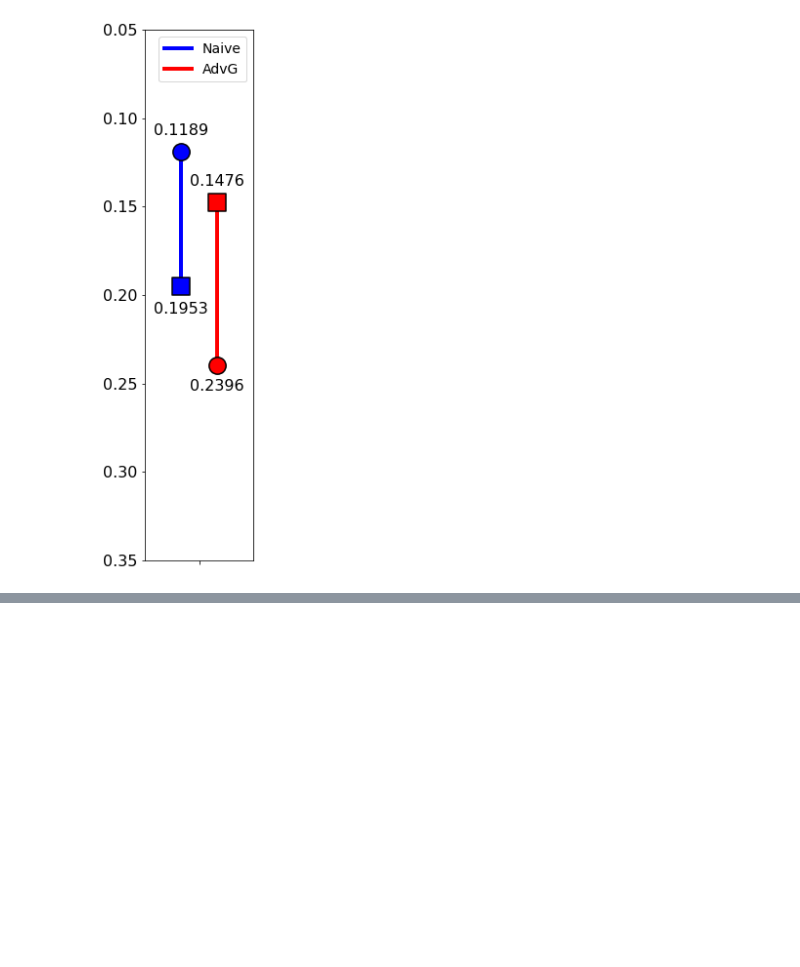
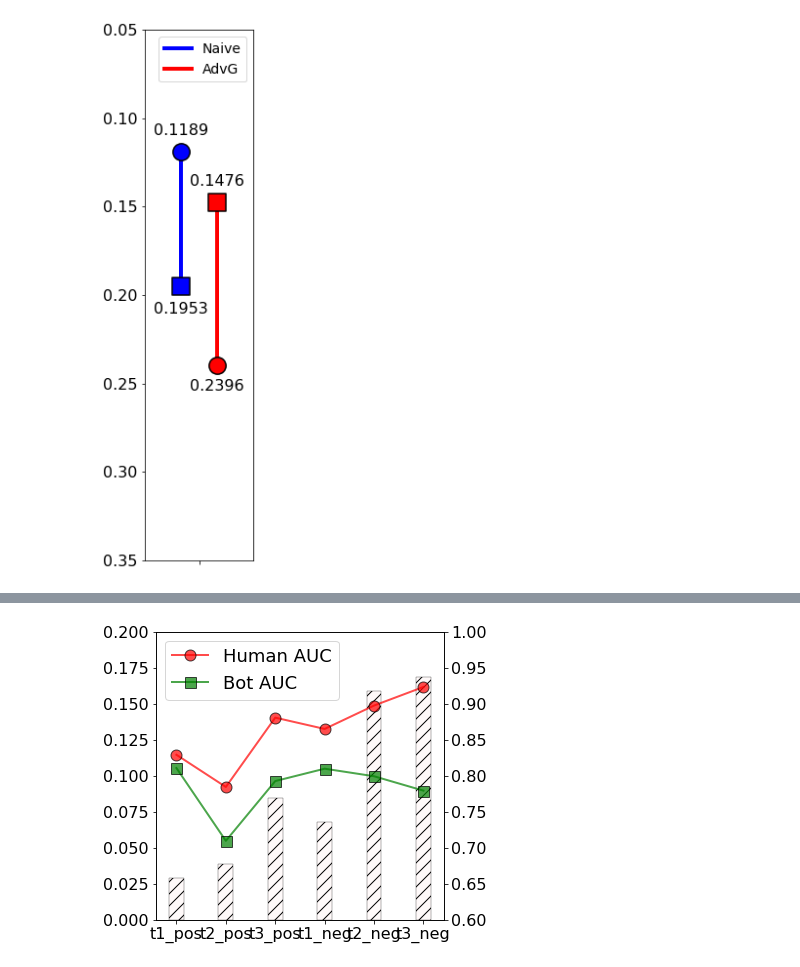
Before and after one commit to ZaccWu/botImpact, a Jupyter notebook: result+vis.ipynb, the cells around one changed output, grey strips where cells are left out. Saved outputs shown, nothing was run; the diff lists cells and outputs as text; code cells hidden in the pictures; blank space fills up the shorter version.

```diff
--- a/result+vis.ipynb
+++ b/result+vis.ipynb
@@ -197,0 +239,26 @@ plt.show()
+# %%
+# t1 pos
+fig = plt.figure(figsize=(5,5))
+
+label = ['t1_pos', 't2_pos', 't3_pos', 't1_neg', 't2_neg', 't3_neg']
+aucH = [0.8289, 0.7842, 0.8805, 0.8648, 0.8973, 0.9231]
+aucB = [0.8105, 0.7094, 0.7924, 0.8096, 0.7991, 0.7791]
+change = [0.0286, 0.0386, 0.0847, 0.0678, 0.1589, 0.1684]
+
+axis1 = fig.add_axes((0.1, 0.1, 0.8, 0.8))
+axis2 = axis1.twinx()
+axis2.errorbar(label, aucH, label='Human AUC', alpha=0.7, linewidth = 2, marker = 'o', elinewidth=0.5, capsize=1, capthick=2, ms=11, mec='black',
+             color='r', zorder=2)
+axis2.errorbar(label, aucB, label='Bot AUC', alpha=0.7, linewidth = 2, marker = 's', elinewidth=0.5, capsize=1, capthick=2, ms=11, mec='black',
+             color='g', zorder=2)
+axis1.bar(label, height=change, width=0.3, color='snow', hatch='//', edgecolor='black', linewidth= 0.3)
+axis1.set_ylim(0., 0.2)
+axis2.set_ylim(0.6, 1)
+axis1.tick_params(labelsize=16)
+axis2.tick_params(labelsize=16)
+
+plt.legend(fontsize=18)
+plt.savefig('gcn_auc.jpg', bbox_inches = 'tight', dpi=500)
+plt.show()
+# %% [output]
+[figure, added]
```
Also changed, not shown: parts of 2 cells of this notebook, 4 other files.
